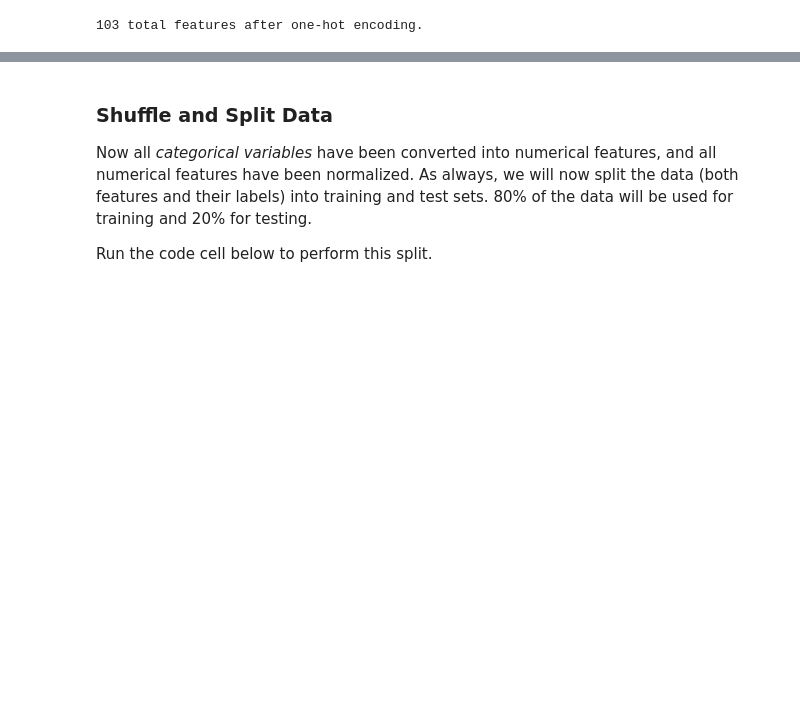
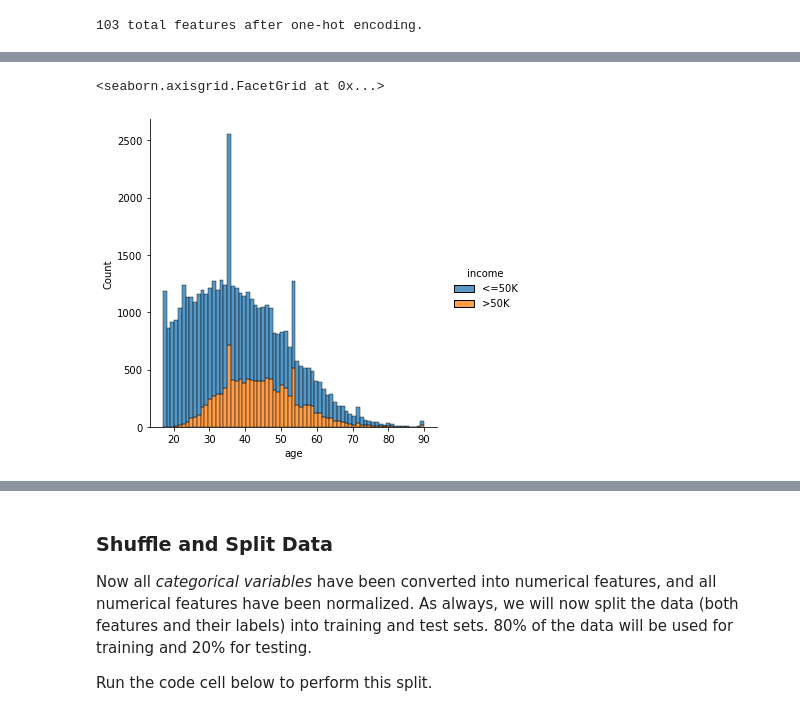
Before and after one commit to szalai-balazs-david/CharityML, a Jupyter notebook: finding_donors/finding_donors.ipynb, the cells around one changed output, grey strips where cells are left out. Saved outputs shown, nothing was run; the diff lists cells and outputs as text; code cells hidden in the pictures; blank space fills up the shorter version.

```diff
--- a/finding_donors/finding_donors.ipynb
+++ b/finding_donors/finding_donors.ipynb
@@ -176,0 +198,5 @@ print("{} total features after one-hot encoding.".format(len(encoded)))
+# %%
+sns.displot(data, x="age", hue="income", multiple="stack")
+# %% [output]
+<seaborn.axisgrid.FacetGrid at 0x...>
+[figure, added]
```
Also changed, not shown: parts of 27 cells of this notebook.
